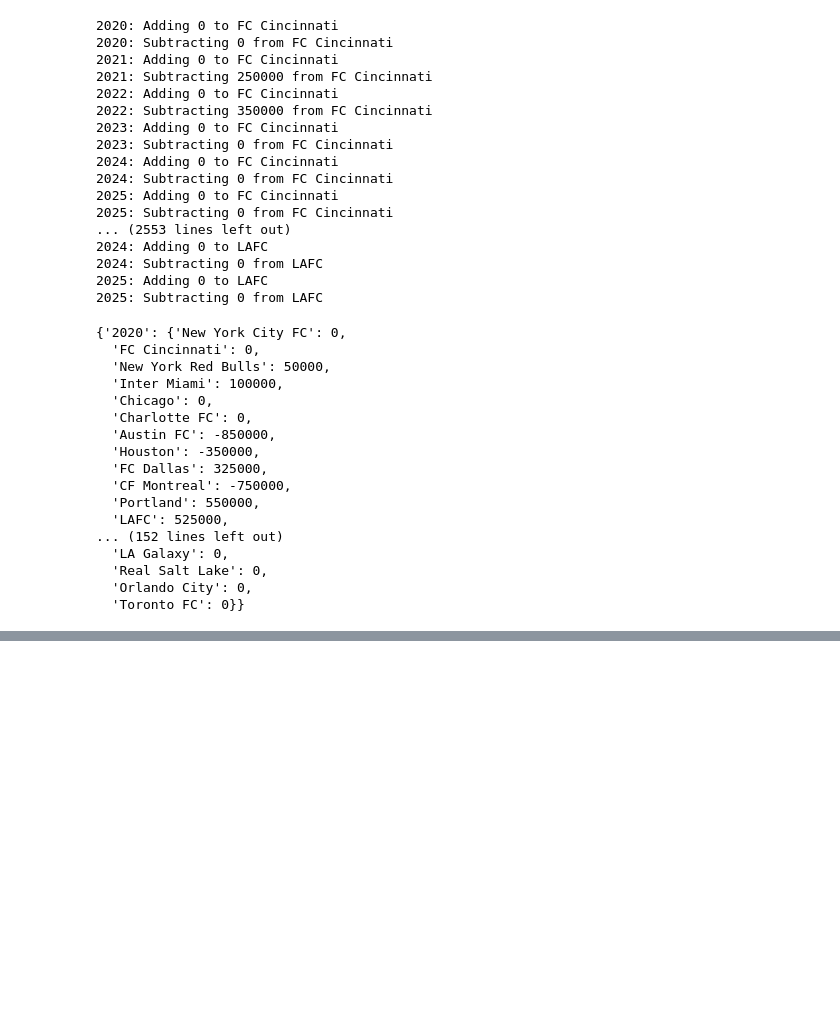
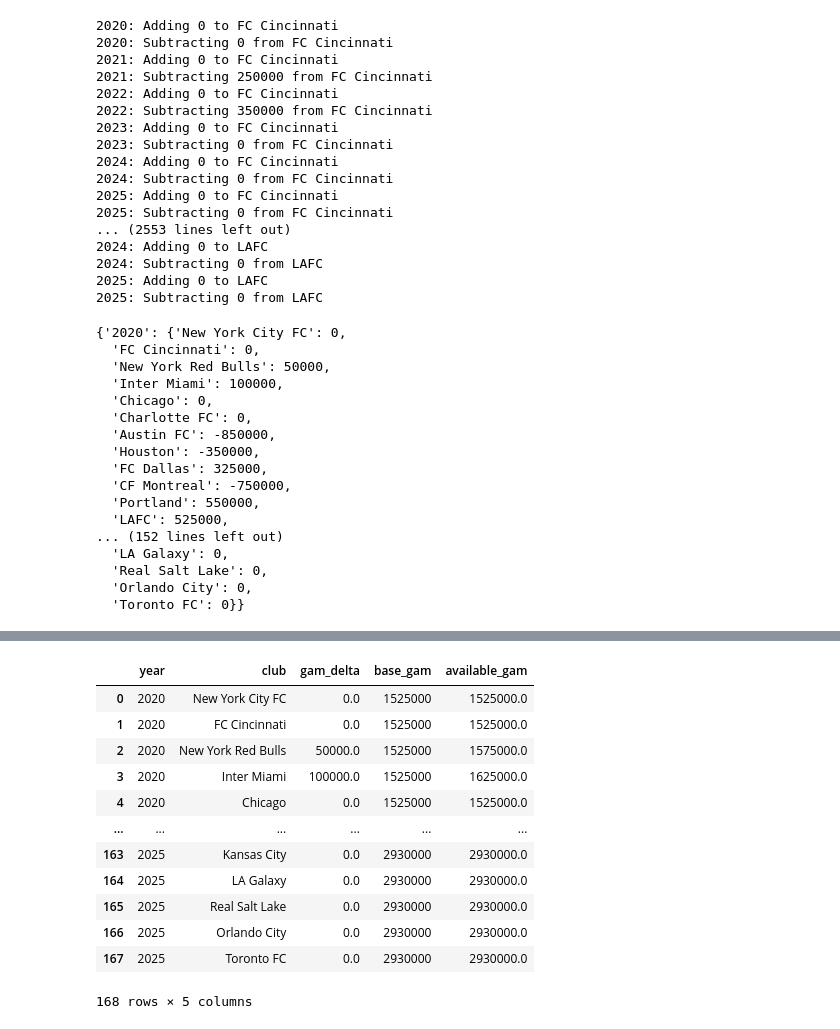
Before and after one commit to akeaswaran/goalsadded-data, a Jupyter notebook: spotrac-scrape.ipynb, the cells around one changed output, grey strips where cells are left out. Drawn from its saved outputs; the diff is of its cells as text; code cells hidden in the pictures; blank space fills up the shorter version.

```diff
--- a/spotrac-scrape.ipynb
+++ b/spotrac-scrape.ipynb
@@ -364,3 +364,10 @@ gam_table
   'Real Salt Lake': 0,
   'Orlando City': 0,
   'Toronto FC': 0}}
+# %%
+gam_delta_records = pd.DataFrame({ 'year':[], 'club': [], 'gam_delta': []})
+for year, data in gam_table.items():
+    for club, gam in data.items():
+        gam_delta_records = gam_delta_records.append({ 'year': year, 'club': club, 'gam_delta': gam }, ignore_index=True)
+
+gam_delta_records
@@ -366,0 +390,30 @@ gam_table
+# %%
+# https://www.sounderatheart.com/2021/2/8/22273209/details-of-revised-mls-collective-bargaining-agreement
+base_gam = {
+    '2020' : 1525000,
+    '2021': 1525000,
+    '2022' : 1625000,
+    '2023' : 1900000,
+    '2024' : 2585000,
+    '2025' : 2930000,
+    '2026' : 3280000,
+    '2027' : 3921000
+}
+
+gam_delta_records['base_gam'] = gam_delta_records.year.apply(lambda x: base_gam[x])
+gam_delta_records['available_gam'] = gam_delta_records['base_gam'] + gam_delta_records['gam_delta']
+gam_delta_records
+# %% [output]
+|  | year | club | gam_delta | base_gam | available_gam |
+| 0 | 2020 | New York City FC | 0.0 | 1525000 | 1525000.0 |
+| 1 | 2020 | FC Cincinnati | 0.0 | 1525000 | 1525000.0 |
+| 2 | 2020 | New York Red Bulls | 50000.0 | 1525000 | 1575000.0 |
+| 3 | 2020 | Inter Miami | 100000.0 | 1525000 | 1625000.0 |
+| 4 | 2020 | Chicago | 0.0 | 1525000 | 1525000.0 |
+| ... | ... | ... | ... | ... | ... |
+| 163 | 2025 | Kansas City | 0.0 | 2930000 | 2930000.0 |
+| 164 | 2025 | LA Galaxy | 0.0 | 2930000 | 2930000.0 |
+| 165 | 2025 | Real Salt Lake | 0.0 | 2930000 | 2930000.0 |
+| 166 | 2025 | Orlando City | 0.0 | 2930000 | 2930000.0 |
+| 167 | 2025 | Toronto FC | 0.0 | 2930000 | 2930000.0 |
+168 rows × 5 columns
```
Also changed, not shown: parts of 5 cells of this notebook, 2 other files.
